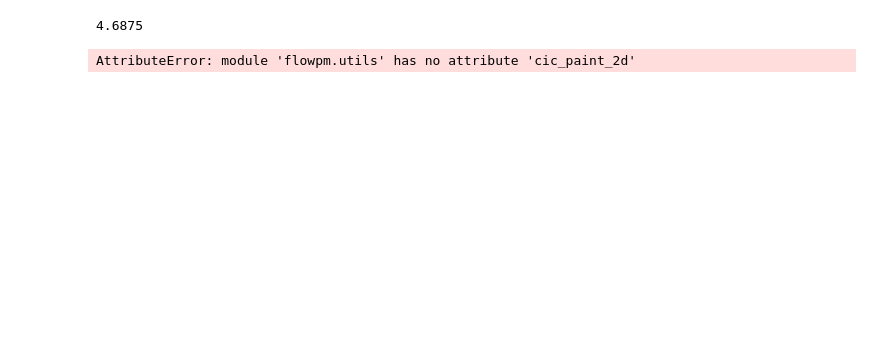
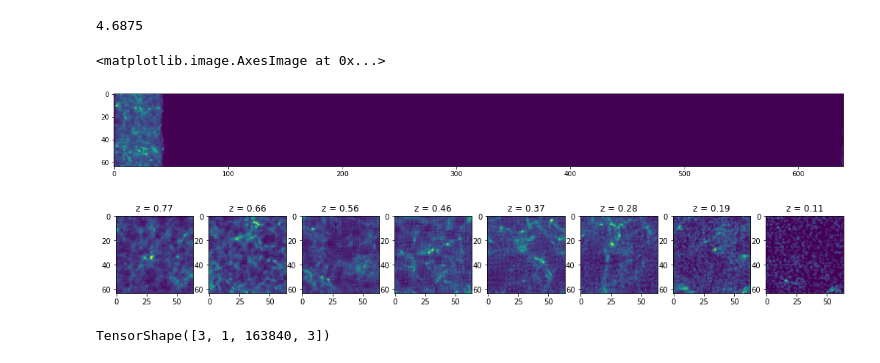
Before and after one commit to DifferentiableUniverseInitiative/flowpm, a Jupyter notebook: notebooks/Denise_lightcone.ipynb, the cells around one changed output. Saved outputs shown, nothing was run; the diff lists cells and outputs as text; code cells hidden in the pictures; blank space fills up the shorter version.

Commit message:
upload lightcone

```diff
--- a/notebooks/Denise_lightcone.ipynb
+++ b/notebooks/Denise_lightcone.ipynb
@@ -223,6 +225,29 @@ def lightcone(state, stages, nc,
+# %%
+a_scale=a[::-1]
 # %%
-final_state, lps_a, lps = lightcone(med_state, a[::-1],
+final_state, lps_a, lps = lightcone(med_state, a_scale[:-1],
                                     [64, 64, 640],
                                     5.*60/64, 64)
-# %% [output]
-AttributeError: module 'flowpm.utils' has no attribute 'cic_paint_2d'
+# %%
+# Retrieve final density field
+final_field = flowpm.cic_paint(tf.zeros_like(initial_conditions), final_state[0])
+
+# And this is what remains of the simulation at redhift=0
+figure(figsize=[20,5])
+imshow(tf.reshape(final_field, [64,64,-1]).numpy().sum(axis=0))
+# %% [output]
+<matplotlib.image.AxesImage at 0x...>
+[figure, added]
+# %%
+# Here are the lens planes exported during the simulation
+figure(figsize=(20,5))
+for i in range(8):
+    subplot(1,9,i+1)
+    imshow(lps[i][0]);
+    title('z = %0.2f'%a2z(lps_a[i]))
+# %% [output]
+[figure, added]
+# %%
+final_state.shape
+# %% [output]
+TensorShape([3, 1, 163840, 3])
```
Also changed, not shown: parts of 9 cells of this notebook.
